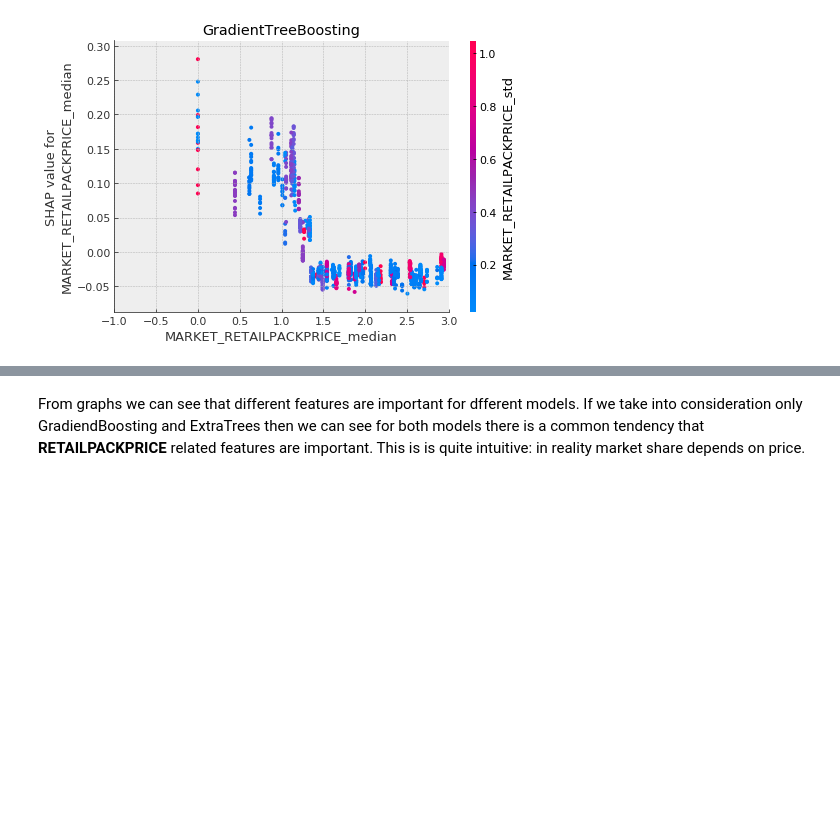
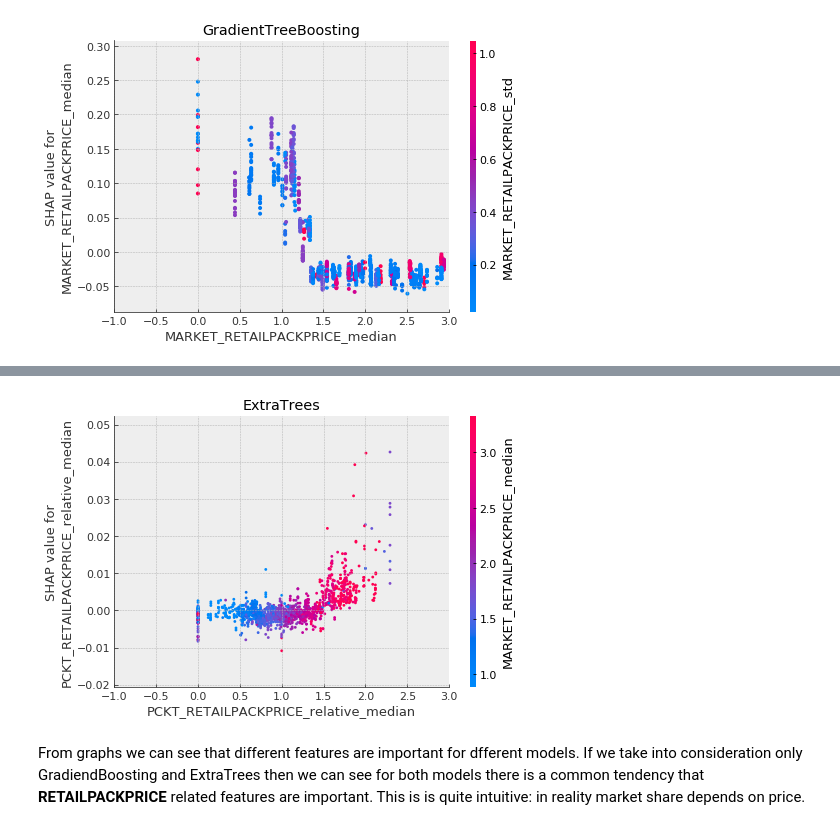
Before and after one commit to razmikmelikbekyan/market_share_prediction, a Jupyter notebook: MODELING.ipynb, the cells around one changed output, grey strips where cells are left out. Cells and saved outputs as stored; diff of their text form; code cells hidden in the pictures; blank space fills up the shorter version.

```diff
--- a/MODELING.ipynb
+++ b/MODELING.ipynb
@@ -1082,8 +1080,8 @@ final_lgb.fit(X, training_df['Market_Share']);
 explainer_1 = shap.TreeExplainer(final_lgb)
 shap_values_1 = explainer_1.shap_values(X)
 
-# explainer_2 = shap.TreeExplainer(final_extratree)
-# shap_values_2 = explainer_2.shap_values(X)
+explainer_2 = shap.TreeExplainer(final_extratree)
+shap_values_2 = explainer_2.shap_values(X)
 # %% [markdown]
 
 **SHAP Summary Plot**
@@ -1193,3 +1178,13 @@ plt.show()
+# %%
+shap.dependence_plot("PCKT_RETAILPACKPRICE_relative_median", shap_values_2, X, show=False, dot_size=8,
+                     interaction_index='MARKET_RETAILPACKPRICE_median',)
+plt.title('ExtraTrees')
+plt.xlim(xmin=-1, xmax=3)
+
+plt.savefig(os.path.join(plots_dir, 'ExtraTrees_PCKT_RETAILPACKPRICE_relative_median'), bbox_inches='tight')
+plt.show()
+# %% [output]
+[figure, added]
 # %% [markdown]
 From graphs we can see that different features are important for dfferent models. If we take into consideration only GradiendBoosting and ExtraTrees then we can see for both models there is a common tendency that **RETAILPACKPRICE** related features are important. This is is quite intuitive: in reality market share depends on price.
 # %% [markdown]
```
Also changed, not shown: parts of 26 cells of this notebook, 15 other files.
